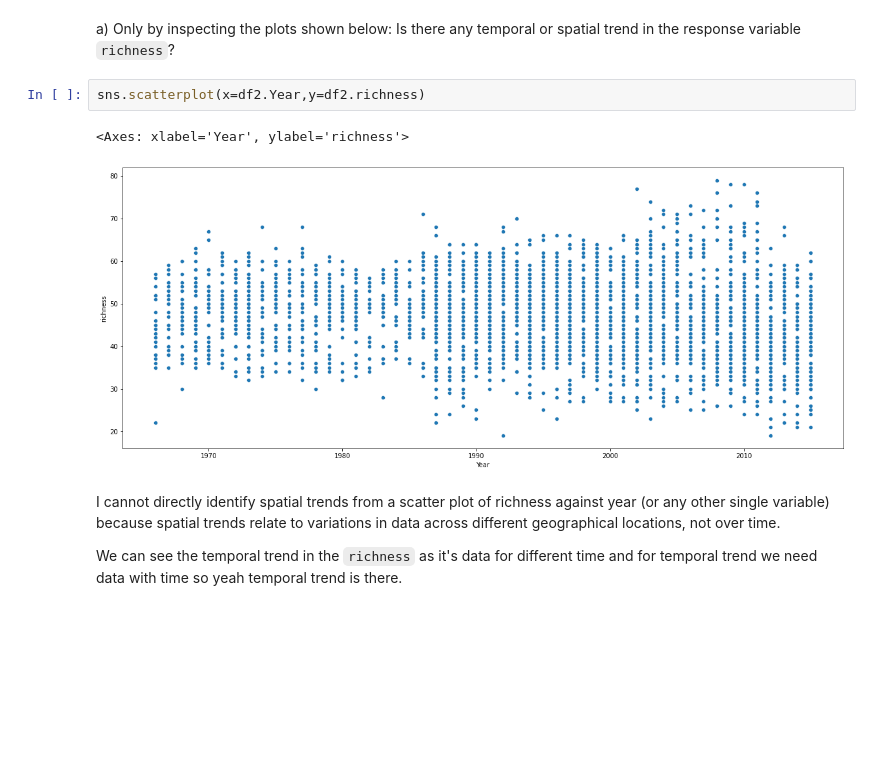
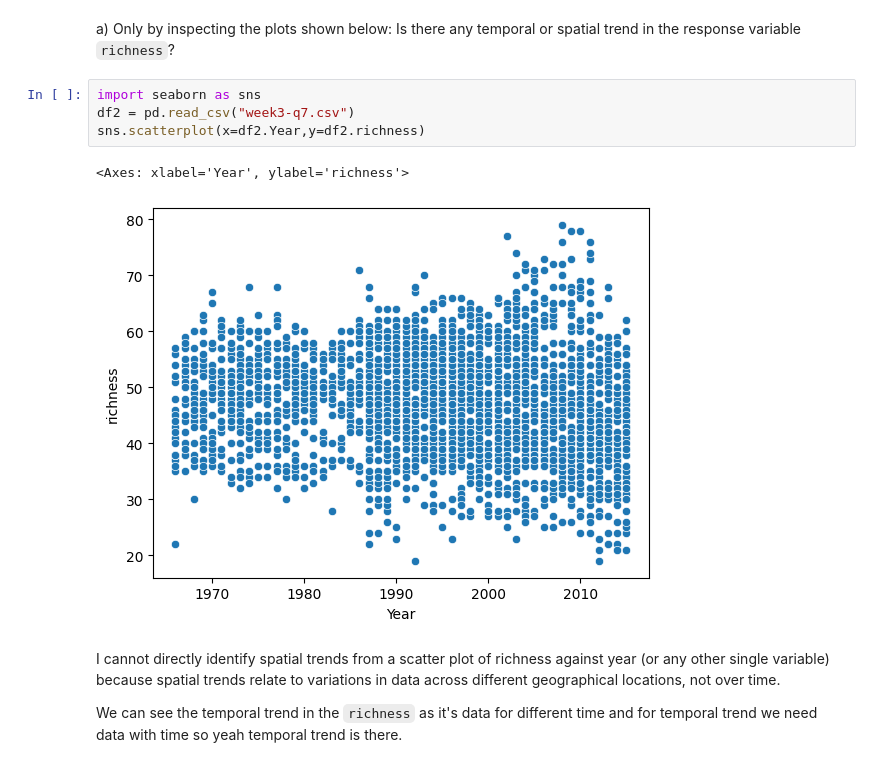
Before and after one commit to yatender-oktalk/machine-learning-arizona, a Jupyter notebook: week 3/UoA_Course_3_Assignment_1_Week_3_learner_template.ipynb, the cells around one changed output. Saved outputs shown, nothing was run; the diff lists cells and outputs as text; blank space fills up the shorter version.

Commit message:
Completed week 3

```diff
--- a/week 3/UoA_Course_3_Assignment_1_Week_3_learner_template.ipynb
+++ b/week 3/UoA_Course_3_Assignment_1_Week_3_learner_template.ipynb
@@ -294,10 +325,12 @@ Answer the questions below using the following dataset (WEEK3_Q7 CSV provided wi
 # %% [markdown]
 a) Only by inspecting the plots shown below: Is there any temporal or spatial trend in the response variable `richness`?
 # %%
+import seaborn as sns
+df2 = pd.read_csv("week3-q7.csv")
 sns.scatterplot(x=df2.Year,y=df2.richness)
 # %% [output]
 <Axes: xlabel='Year', ylabel='richness'>
-[figure, old version]
+[figure, new version]
 # %% [markdown]
 I cannot directly identify spatial trends from a scatter plot of richness against year (or any other single variable) because spatial trends relate to variations in data across different geographical locations, not over time.
 
```
Also changed, not shown: parts of 9 cells of this notebook, 1 other file.
